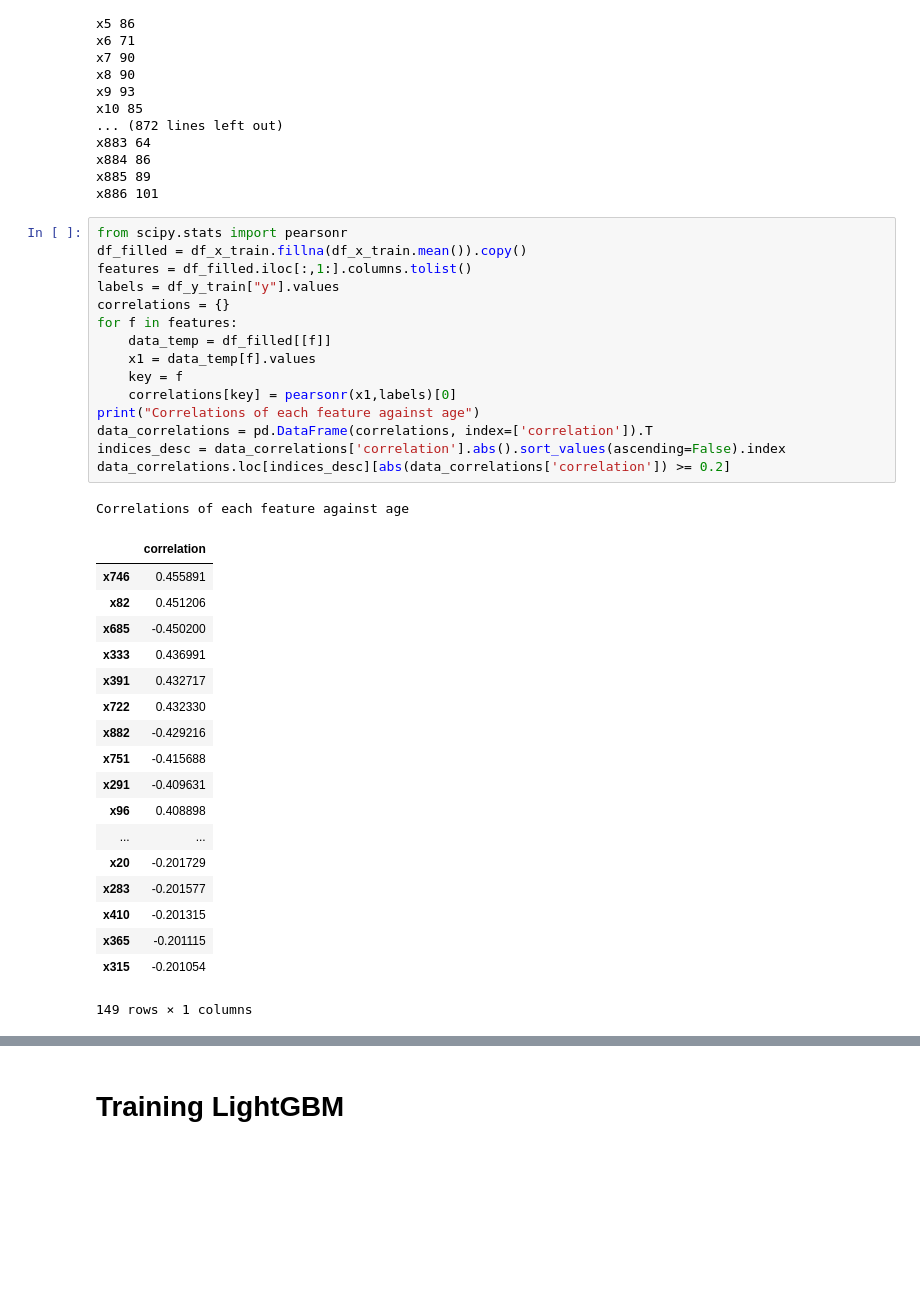
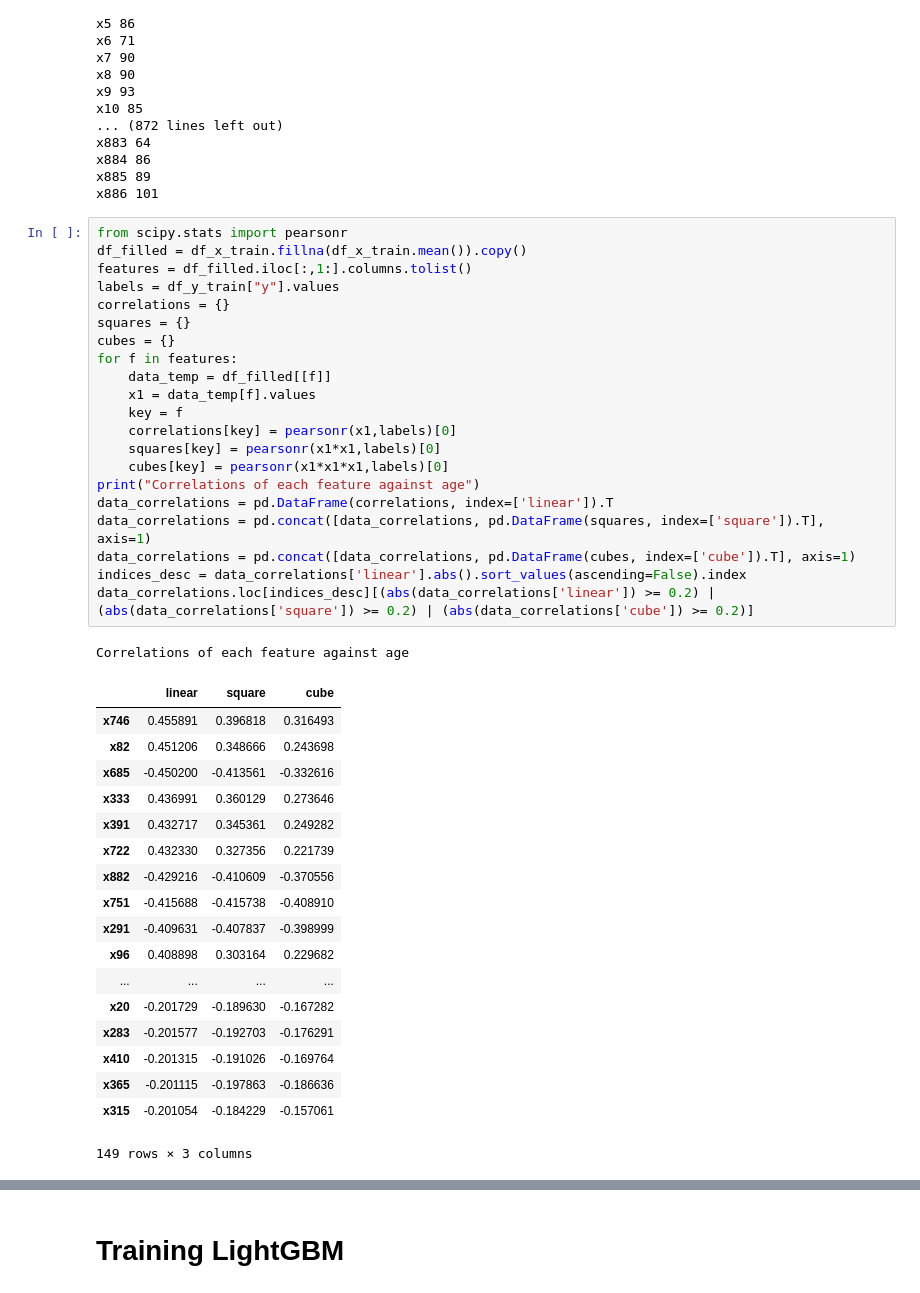
Before and after one commit to xivid/Advanced-Machine-Learning-Projects, a Jupyter notebook: task1/TryLightGBM.ipynb, the cells around one changed output, grey strips where cells are left out. Cells and saved outputs as stored; diff of their text form; blank space fills up the shorter version.

```diff
--- a/task1/TryLightGBM.ipynb
+++ b/task1/TryLightGBM.ipynb
@@ -91,36 +91,42 @@ x886 101
 # %%
 from scipy.stats import pearsonr
 df_filled = df_x_train.fillna(df_x_train.mean()).copy()
 features = df_filled.iloc[:,1:].columns.tolist()
 labels = df_y_train["y"].values
 correlations = {}
+squares = {}
+cubes = {}
 for f in features:
     data_temp = df_filled[[f]]
     x1 = data_temp[f].values
     key = f
     correlations[key] = pearsonr(x1,labels)[0]
+    squares[key] = pearsonr(x1*x1,labels)[0]
+    cubes[key] = pearsonr(x1*x1*x1,labels)[0]
 print("Correlations of each feature against age")
-data_correlations = pd.DataFrame(correlations, index=['correlation']).T
-indices_desc = data_correlations['correlation'].abs().sort_values(ascending=False).index
-data_correlations.loc[indices_desc][abs(data_correlations['correlation']) >= 0.2]
+data_correlations = pd.DataFrame(correlations, index=['linear']).T
+data_correlations = pd.concat([data_correlations, pd.DataFrame(squares, index=['square']).T], axis=1)
+data_correlations = pd.concat([data_correlations, pd.DataFrame(cubes, index=['cube']).T], axis=1)
+indices_desc = data_correlations['linear'].abs().sort_values(ascending=False).index
+data_correlations.loc[indices_desc][(abs(data_correlations['linear']) >= 0.2) | (abs(data_correlations['square']) >= 0.2) | (abs(data_correlations['cube']) >= 0.2)]
 # %% [output]
 Correlations of each feature against age
-|  | correlation |
-| x746 | 0.455891 |
-| x82 | 0.451206 |
-| x685 | -0.450200 |
-| x333 | 0.436991 |
-| x391 | 0.432717 |
-| x722 | 0.432330 |
-| x882 | -0.429216 |
-| x751 | -0.415688 |
-| x291 | -0.409631 |
-| x96 | 0.408898 |
-| ... | ... |
-| x20 | -0.201729 |
-| x283 | -0.201577 |
-| x410 | -0.201315 |
-| x365 | -0.201115 |
-| x315 | -0.201054 |
+|  | linear | square | cube |
+| x746 | 0.455891 | 0.396818 | 0.316493 |
+| x82 | 0.451206 | 0.348666 | 0.243698 |
+| x685 | -0.450200 | -0.413561 | -0.332616 |
+| x333 | 0.436991 | 0.360129 | 0.273646 |
+| x391 | 0.432717 | 0.345361 | 0.249282 |
+| x722 | 0.432330 | 0.327356 | 0.221739 |
+| x882 | -0.429216 | -0.410609 | -0.370556 |
+| x751 | -0.415688 | -0.415738 | -0.408910 |
+| x291 | -0.409631 | -0.407837 | -0.398999 |
+| x96 | 0.408898 | 0.303164 | 0.229682 |
+| ... | ... | ... | ... |
+| x20 | -0.201729 | -0.189630 | -0.167282 |
+| x283 | -0.201577 | -0.192703 | -0.176291 |
+| x410 | -0.201315 | -0.191026 | -0.169764 |
+| x365 | -0.201115 | -0.197863 | -0.186636 |
+| x315 | -0.201054 | -0.184229 | -0.157061 |
-149 rows × 1 columns
+149 rows × 3 columns
 # %%
```
Also changed, not shown: parts of 5 cells of this notebook.
